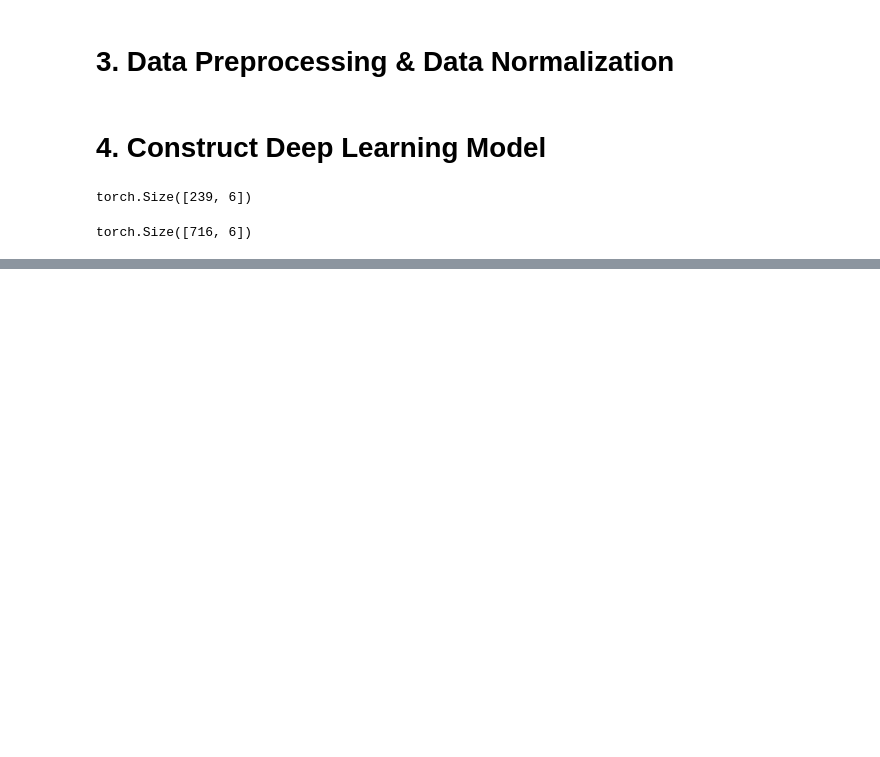
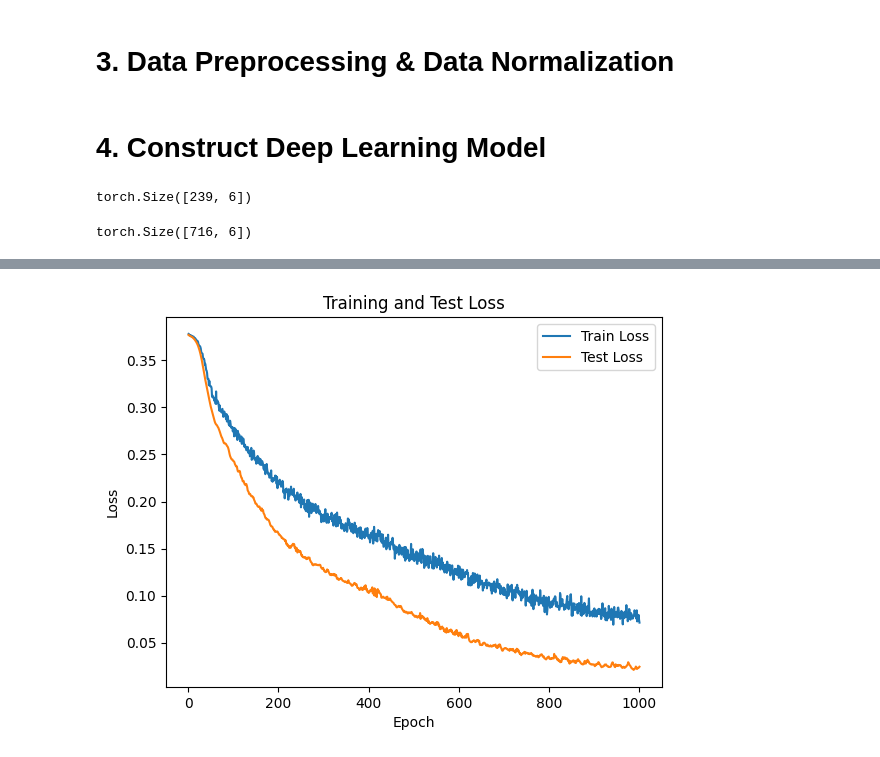
Before and after one commit to PSLeon24/AI_Exercise_Pose_Feedback, a Jupyter notebook: DeepLearning V1.ipynb, the cells around one changed output, grey strips where cells are left out. Cells and saved outputs as stored; diff of their text form; code cells hidden in the pictures; blank space fills up the shorter version.

```diff
--- a/DeepLearning V1.ipynb
+++ b/DeepLearning V1.ipynb
@@ -254,0 +314,37 @@ plot_multilabel_confusion_matrix(confusion_matrix)
+# %%
+# 모델 생성
+input_size = 132
+output_size = 8
+squat_model = DeepClassifier(input_size, output_size)
+squat_criterion = nn.BCELoss()
+squat_optimizer = optim.Adam(squat_model.parameters(), lr=0.001)
+# %%
+squat_train_losses = []
+squat_test_losses = []
+
+epochs = 1000
+
+for epoch in range(epochs):
+    squat_model.train()
+    squat_optimizer.zero_grad()
+    squat_outputs = squat_model(squat_X_train)
+    squat_loss = criterion(squat_outputs, squat_y_train)
+    squat_loss.backward()
+    squat_optimizer.step()
+    squat_train_losses.append(squat_loss.item())
+
+    squat_model.eval()
+    with torch.no_grad():
+        squat_test_outputs = squat_model(squat_X_test)
+        squat_test_loss = squat_criterion(squat_test_outputs, squat_y_test)
+        squat_test_losses.append(squat_test_loss.item())
+
+plt.plot(range(1, epochs+1), squat_train_losses, label='Train Loss')
+plt.plot(range(1, epochs+1), squat_test_losses, label='Test Loss')
+plt.xlabel('Epoch')
+plt.ylabel('Loss')
+plt.title('Training and Test Loss')
+plt.legend()
+plt.show()
+# %% [output]
+[figure, added]
```
Also changed, not shown: parts of 25 cells of this notebook, 3 other files.
